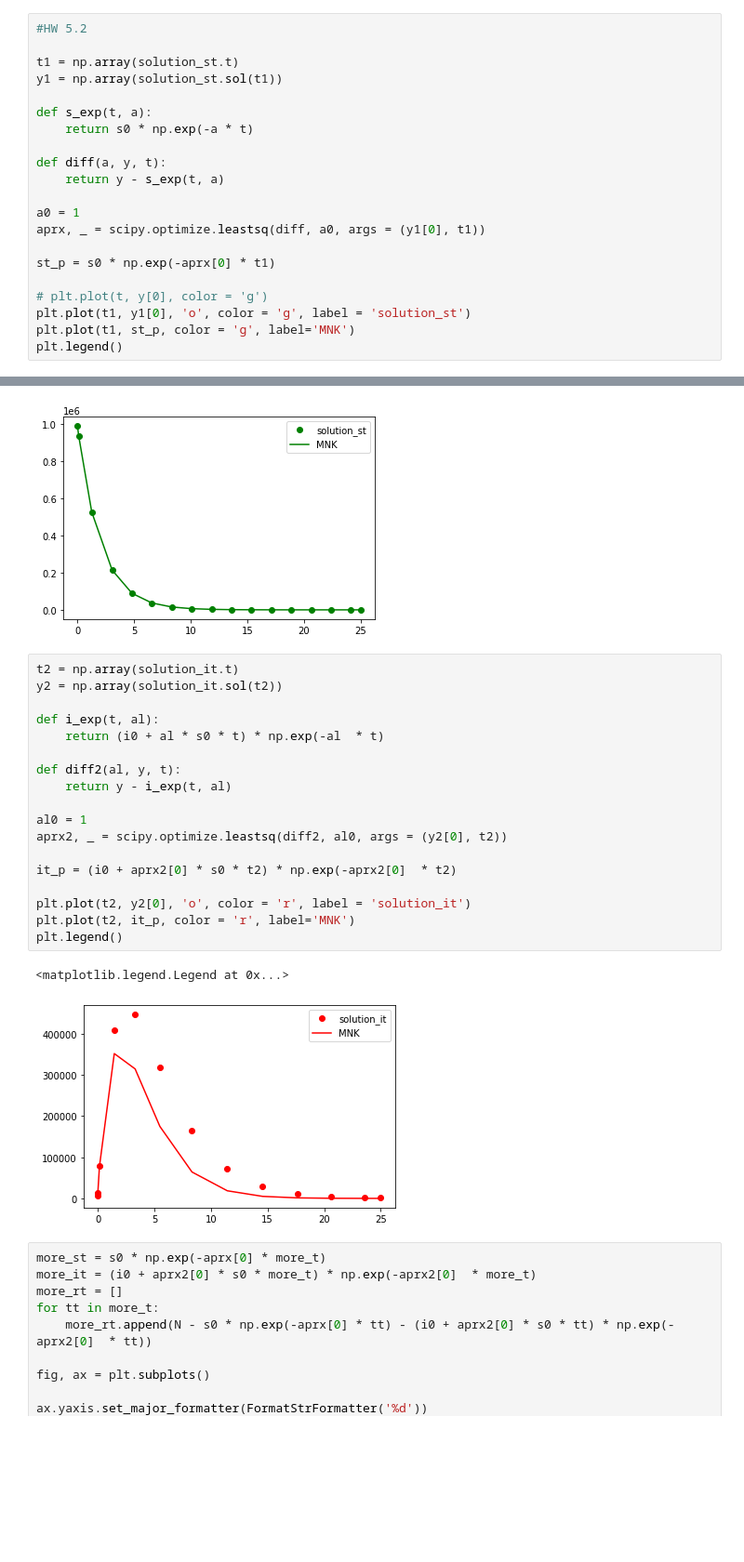
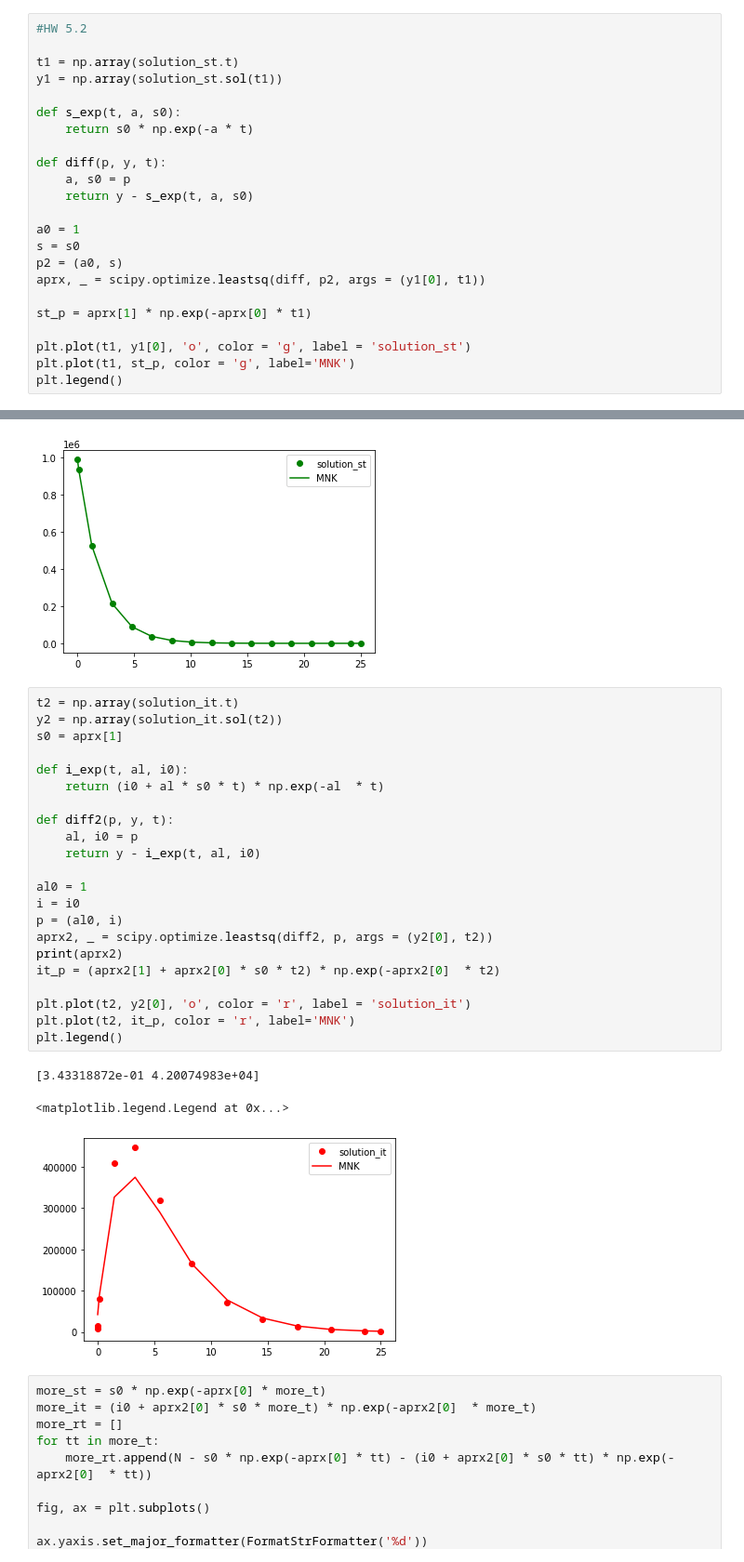
Before and after one commit to Ga11eaN/goit_data_science, a Jupyter notebook: Hw5.2.ipynb, the cells around one changed output, grey strips where cells are left out. Shown: that part at 93% size. Saved outputs shown, nothing was run; the diff lists cells and outputs as text; blank space fills up the shorter version.

```diff
--- a/Hw5.2.ipynb
+++ b/Hw5.2.ipynb
@@ -92,18 +92,20 @@ ax.legend()
 t1 = np.array(solution_st.t)
 y1 = np.array(solution_st.sol(t1))
 
-def s_exp(t, a):
+def s_exp(t, a, s0):
     return s0 * np.exp(-a * t)
 
-def diff(a, y, t):
-    return y - s_exp(t, a)
+def diff(p, y, t):
+    a, s0 = p
+    return y - s_exp(t, a, s0)
 
 a0 = 1
-aprx, _ = scipy.optimize.leastsq(diff, a0, args = (y1[0], t1))
+s = s0
+p2 = (a0, s)
+aprx, _ = scipy.optimize.leastsq(diff, p2, args = (y1[0], t1))
 
-st_p = s0 * np.exp(-aprx[0] * t1)
+st_p = aprx[1] * np.exp(-aprx[0] * t1)
 
-# plt.plot(t, y[0], color = 'g')
 plt.plot(t1, y1[0], 'o', color = 'g', label = 'solution_st')
 plt.plot(t1, st_p, color = 'g', label='MNK')
 plt.legend()
@@ -113,24 +115,29 @@ plt.legend()
 # %%
 t2 = np.array(solution_it.t)
 y2 = np.array(solution_it.sol(t2))
+s0 = aprx[1]
 
-def i_exp(t, al):
+def i_exp(t, al, i0):
     return (i0 + al * s0 * t) * np.exp(-al  * t)
 
-def diff2(al, y, t):
-    return y - i_exp(t, al)
+def diff2(p, y, t):
+    al, i0 = p
+    return y - i_exp(t, al, i0)
 
 al0 = 1
-aprx2, _ = scipy.optimize.leastsq(diff2, al0, args = (y2[0], t2))
-
-it_p = (i0 + aprx2[0] * s0 * t2) * np.exp(-aprx2[0]  * t2)
+i = i0
+p = (al0, i)
+aprx2, _ = scipy.optimize.leastsq(diff2, p, args = (y2[0], t2))
+print(aprx2)
+it_p = (aprx2[1] + aprx2[0] * s0 * t2) * np.exp(-aprx2[0]  * t2)
 
 plt.plot(t2, y2[0], 'o', color = 'r', label = 'solution_it')
 plt.plot(t2, it_p, color = 'r', label='MNK')
 plt.legend()
 # %% [output]
-<matplotlib.legend.Legend at 0x...>
+[3.43318872e-01 4.20074983e+04]
+<matplotlib.legend.Legend at 0x...>
-[figure, old version]
+[figure, new version]
 # %%
 more_st = s0 * np.exp(-aprx[0] * more_t)
 more_it = (i0 + aprx2[0] * s0 * more_t) * np.exp(-aprx2[0]  * more_t)
```
Also changed, not shown: parts of 1 cell of this notebook.
